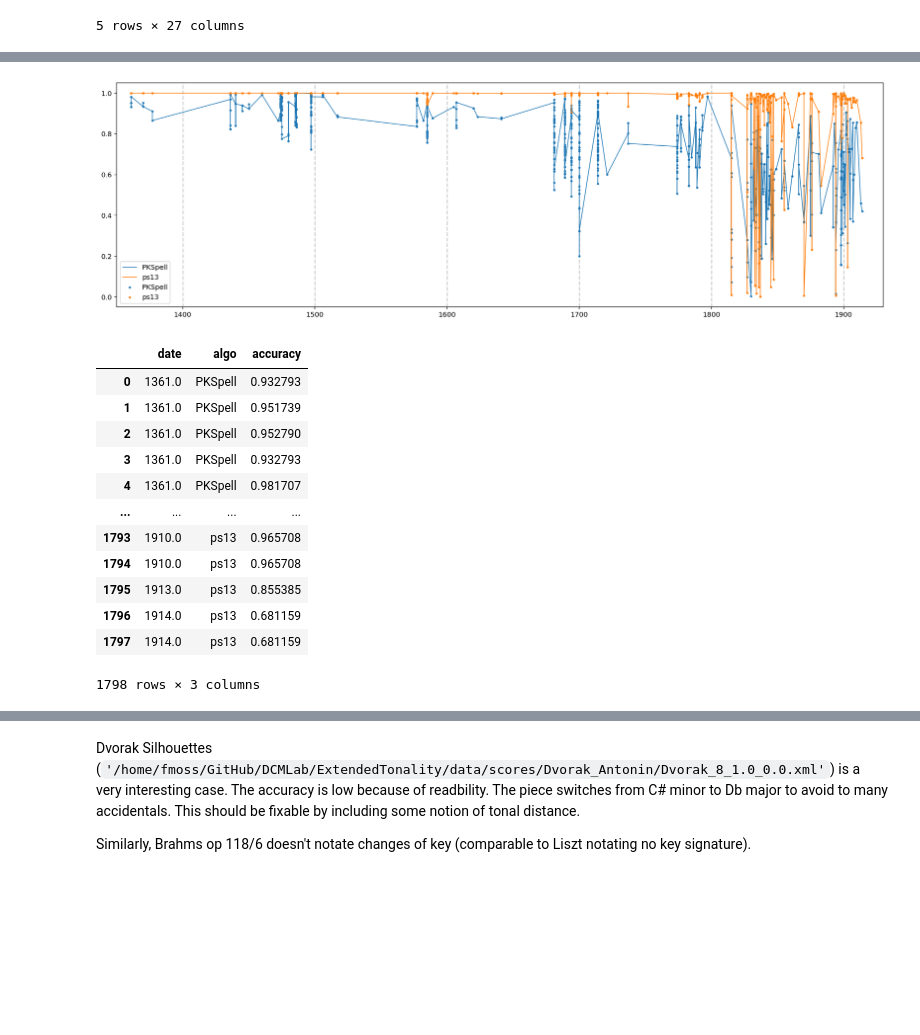
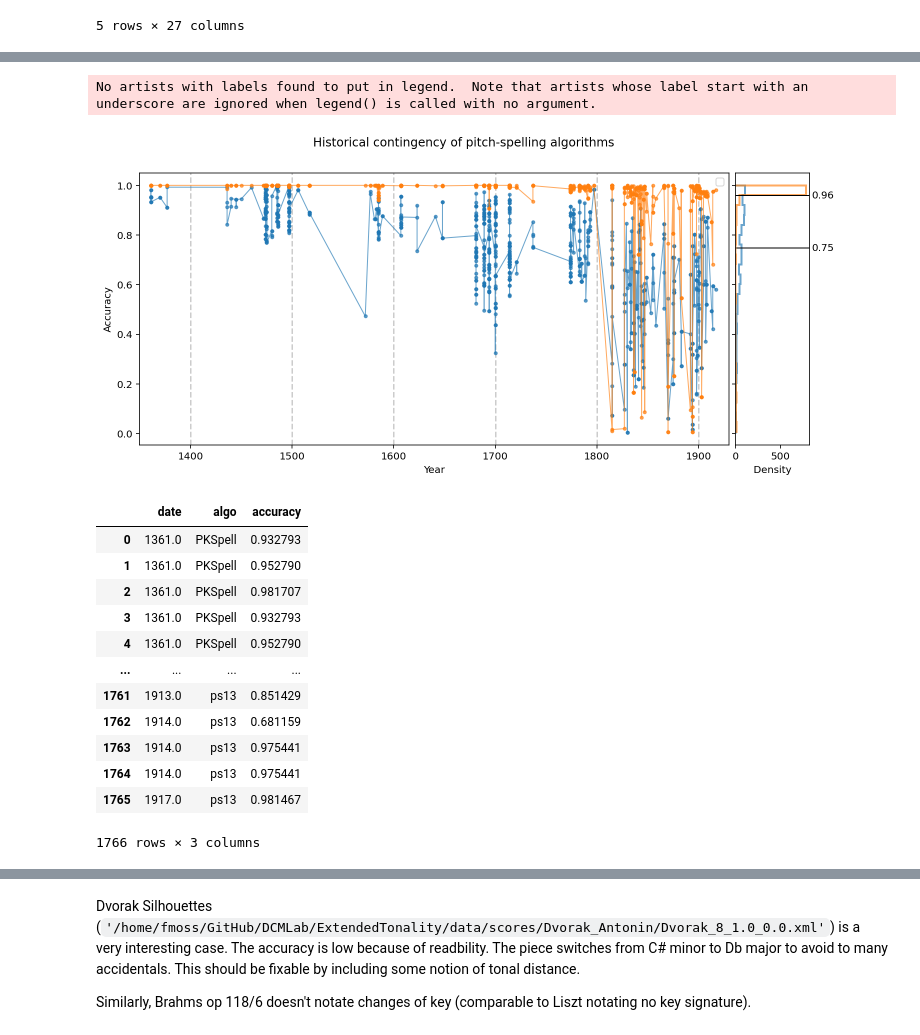
Before and after one commit to fabianmoss/pkspell, a Jupyter notebook: analysis/analysis.ipynb, the cells around one changed output, grey strips where cells are left out. Cells and saved outputs as stored; diff of their text form; code cells hidden in the pictures; blank space fills up the shorter version.

Commit message:
save accuracies

```diff
--- a/analysis/analysis.ipynb
+++ b/analysis/analysis.ipynb
@@ -18,7 +18,7 @@ from sklearn.metrics import accuracy_score
 import numpy as np
 from numpy.random import choice
 import matplotlib.pyplot as plt
-plt.style.use(")
+# plt.style.use(")
 import seaborn as sns
 from tqdm import tqdm
 # %%
@@ -138,0 +122,3 @@ plt.show()
+# %%
+df = pd.read_csv("accuracies.csv")
+df.head()
@@ -139,40 +132,63 @@ plt.show()
 # %%
-_, ax = plt.subplots(figsize=(20,6))
+fig, axes = plt.subplots(1,2, figsize=(12,5),
+                       gridspec_kw=dict(width_ratios=[8,1], wspace=0.02),
+                       sharey=True)
 
 # lines
-ax.plot(df.date, df.PKSpell, label="PKSpell", lw=1)
-ax.plot(df.date, df.ps13, label="ps13", lw=1)
-
-# scatter
-ax.scatter(df.date, df.PKSpell, label="PKSpell", s=5)
-ax.scatter(df.date, df.ps13, label="ps13", s=5)
-
 
 for c in np.linspace(1400,2000,num=7):
-    ax.axvline(c, ls="--", color="grey", zorder=-3, alpha=.4)
+    axes[0].axvline(c, ls="--", color="grey", zorder=-3, alpha=.4)
 
-plt.xlim(1350, 1930)
+axes[0].set_xlim(1350, 1930)
+axes[0].set_xlabel("Year")
+axes[0].set_ylabel("Accuracy")
 
-plt.legend()
+axes[0].legend()
+
+## dists
+
+alpha = .66
+
+for col in ["PKSpell", "ps13"]:
+    axes[0].plot(df.date, df[col], label=col, lw=1, marker=".", alpha=alpha)
+
+    axes[1].hist(
+        df[col],
+        label="PKSpell",
+        histtype="step",
+        lw=2,
+        orientation="horizontal",
+        alpha=alpha,
+        bins=25
+    )
+    m = df[col].mean()
+    axes[1].axhline(m, c="k", lw=1)
+    axes[1].text(850, m, str(round(m,2)), va="center")
+
+axes[1].set_xlabel("Density")
+
+fig.suptitle("Historical contingency of pitch-spelling algorithms")
+
 plt.show()
 # %% [output]
+No artists with labels found to put in legend.  Note that artists whose label start with an underscore are ignored when legend() is called with no argument.
-[figure, old version]
+[figure, new version]
 # %%
 df.melt(id_vars="date", var_name="algo", value_name="accuracy")
 # %% [output]
 |  | date | algo | accuracy |
 | 0 | 1361.0 | PKSpell | 0.932793 |
-| 1 | 1361.0 | PKSpell | 0.951739 |
-| 2 | 1361.0 | PKSpell | 0.952790 |
+| 1 | 1361.0 | PKSpell | 0.952790 |
+| 2 | 1361.0 | PKSpell | 0.981707 |
 | 3 | 1361.0 | PKSpell | 0.932793 |
-| 4 | 1361.0 | PKSpell | 0.981707 |
+| 4 | 1361.0 | PKSpell | 0.952790 |
 | ... | ... | ... | ... |
-| 1793 | 1910.0 | ps13 | 0.965708 |
-| 1794 | 1910.0 | ps13 | 0.965708 |
-| 1795 | 1913.0 | ps13 | 0.855385 |
-| 1796 | 1914.0 | ps13 | 0.681159 |
-| 1797 | 1914.0 | ps13 | 0.681159 |
+| 1761 | 1913.0 | ps13 | 0.851429 |
+| 1762 | 1914.0 | ps13 | 0.681159 |
+| 1763 | 1914.0 | ps13 | 0.975441 |
+| 1764 | 1914.0 | ps13 | 0.975441 |
+| 1765 | 1917.0 | ps13 | 0.981467 |
-1798 rows × 3 columns
+1766 rows × 3 columns
 # %%
 pieces[32]
 # %% [output]
```
Also changed, not shown: parts of 7 cells of this notebook, 1 other file.
